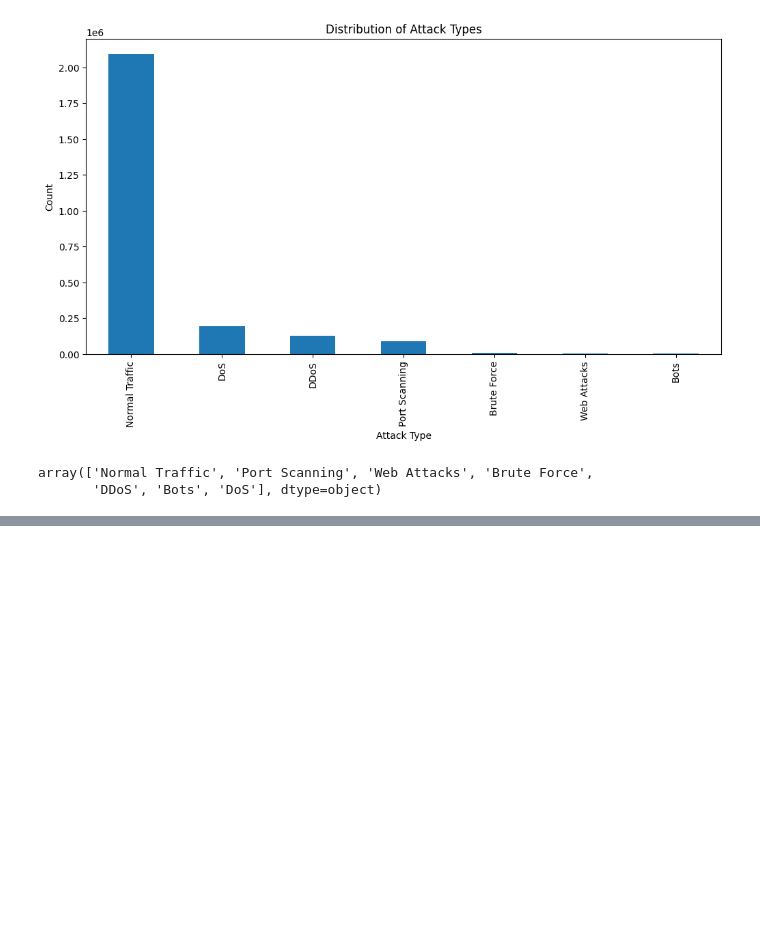
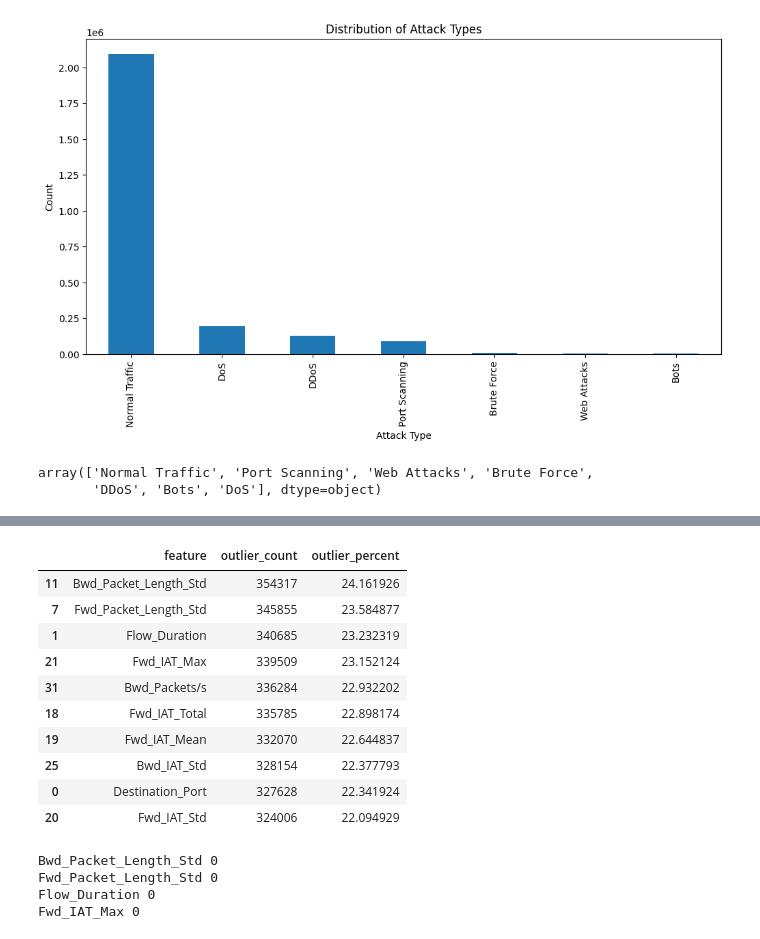
Before and after one commit to nourhan-osama8/IDS_AI, a Jupyter notebook: GP_CICIDs.ipynb, the cells around one changed output, grey strips where cells are left out. Saved outputs shown, nothing was run; the diff lists cells and outputs as text; code cells hidden in the pictures; blank space fills up the shorter version.

```diff
--- a/GP_CICIDs.ipynb
+++ b/GP_CICIDs.ipynb
@@ -281,0 +355,33 @@ Normal Traffic       0.83      1.00      0.91    314259
+# %%
+# Assuming X_train_oc is your original DataFrame before scaling
+column_names = X_train_oc.columns
+
+outliers_df = pd.DataFrame({
+    'feature': column_names,
+    'outlier_count': outlier_counts,
+    'outlier_percent': outlier_percent
+})
+
+# Sort by outlier percentage descending
+outliers_df_sorted = outliers_df.sort_values('outlier_percent', ascending=False)
+
+# Display top 10
+top_outliers = outliers_df_sorted.head(10)
+
+# Optional: highlight top 10 with color in Jupyter
+def highlight_max(s):
+    return ['background-color: yellow' if v == s.max() else '' for v in s]
+
+display(top_outliers.style.apply(highlight_max, subset=['outlier_percent']))
+# %% [output]
+|  | feature | outlier_count | outlier_percent |
+| 11 | Bwd_Packet_Length_Std | 354317 | 24.161926 |
+| 7 | Fwd_Packet_Length_Std | 345855 | 23.584877 |
+| 1 | Flow_Duration | 340685 | 23.232319 |
+| 21 | Fwd_IAT_Max | 339509 | 23.152124 |
+| 31 | Bwd_Packets/s | 336284 | 22.932202 |
+| 18 | Fwd_IAT_Total | 335785 | 22.898174 |
+| 19 | Fwd_IAT_Mean | 332070 | 22.644837 |
+| 25 | Bwd_IAT_Std | 328154 | 22.377793 |
+| 0 | Destination_Port | 327628 | 22.341924 |
+| 20 | Fwd_IAT_Std | 324006 | 22.094929 |
@@ -281,0 +411,9 @@ Normal Traffic       0.83      1.00      0.91    314259
+# %%
+for col in numeric_cols:
+    outliers = ((X_train_oc[col] < -3) | (X_train_oc[col] > 3)).sum()
+    print(col, outliers)
+# %% [output]
+Bwd_Packet_Length_Std 0
+Fwd_Packet_Length_Std 0
+Flow_Duration 0
+Fwd_IAT_Max 0
```
Also changed, not shown: parts of 23 cells of this notebook.
